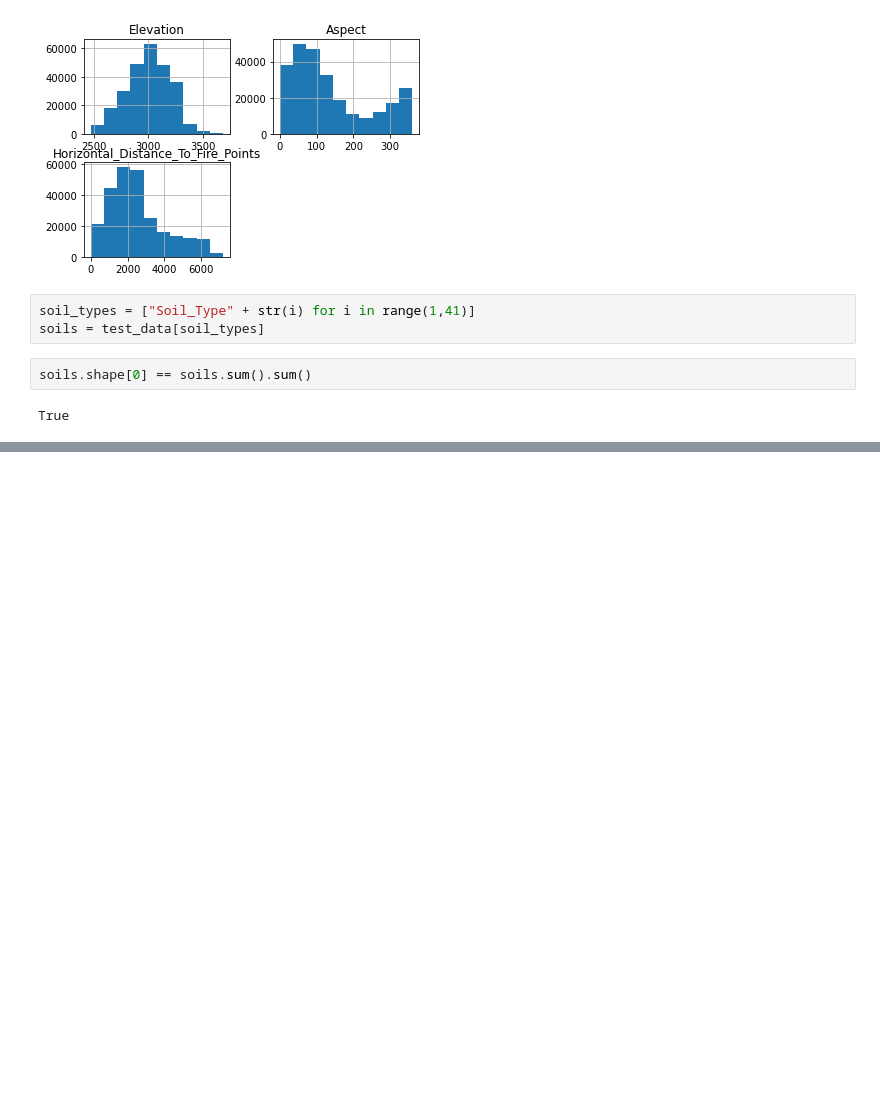
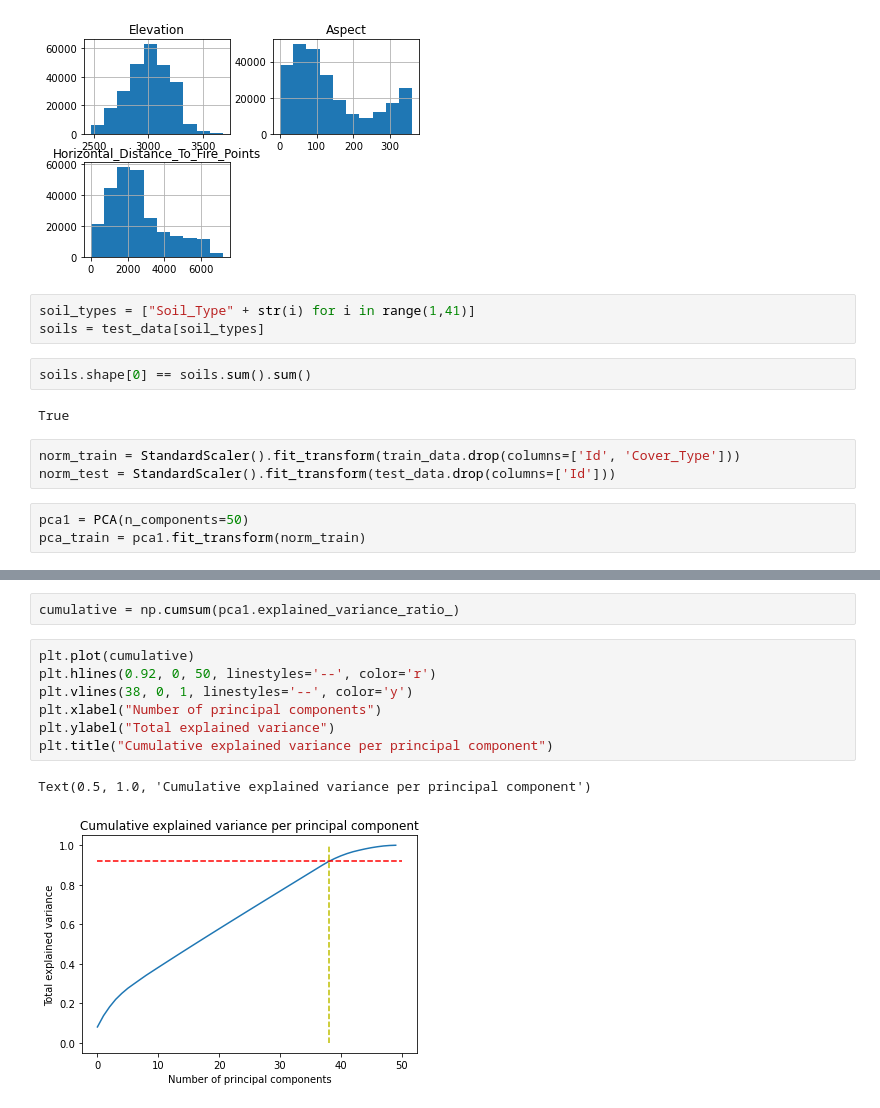
Before and after one commit to Kamiel-Fokkink/Forest-Cover-Prediction, a Jupyter notebook: Explorer.ipynb, the cells around one changed output, grey strips where cells are left out. Drawn from its saved outputs; the diff is of its cells as text; blank space fills up the shorter version.

```diff
--- a/Explorer.ipynb
+++ b/Explorer.ipynb
@@ -98,3 +101,9 @@ soils = test_data[soil_types]
 soils.shape[0] == soils.sum().sum()
 # %% [output]
 True
+# %%
+norm_train = StandardScaler().fit_transform(train_data.drop(columns=['Id', 'Cover_Type']))
+norm_test = StandardScaler().fit_transform(test_data.drop(columns=['Id']))
+# %%
+pca1 = PCA(n_components=50)
+pca_train = pca1.fit_transform(norm_train)
@@ -100,0 +135,12 @@ True
+# %%
+cumulative = np.cumsum(pca1.explained_variance_ratio_)
+# %%
+plt.plot(cumulative)
+plt.hlines(0.92, 0, 50, linestyles='--', color='r')
+plt.vlines(38, 0, 1, linestyles='--', color='y')
+plt.xlabel("Number of principal components")
+plt.ylabel("Total explained variance")
+plt.title("Cumulative explained variance per principal component")
+# %% [output]
+Text(0.5, 1.0, 'Cumulative explained variance per principal component')
+[figure, added]
```
Also changed, not shown: parts of 4 cells of this notebook, 2 other files.
